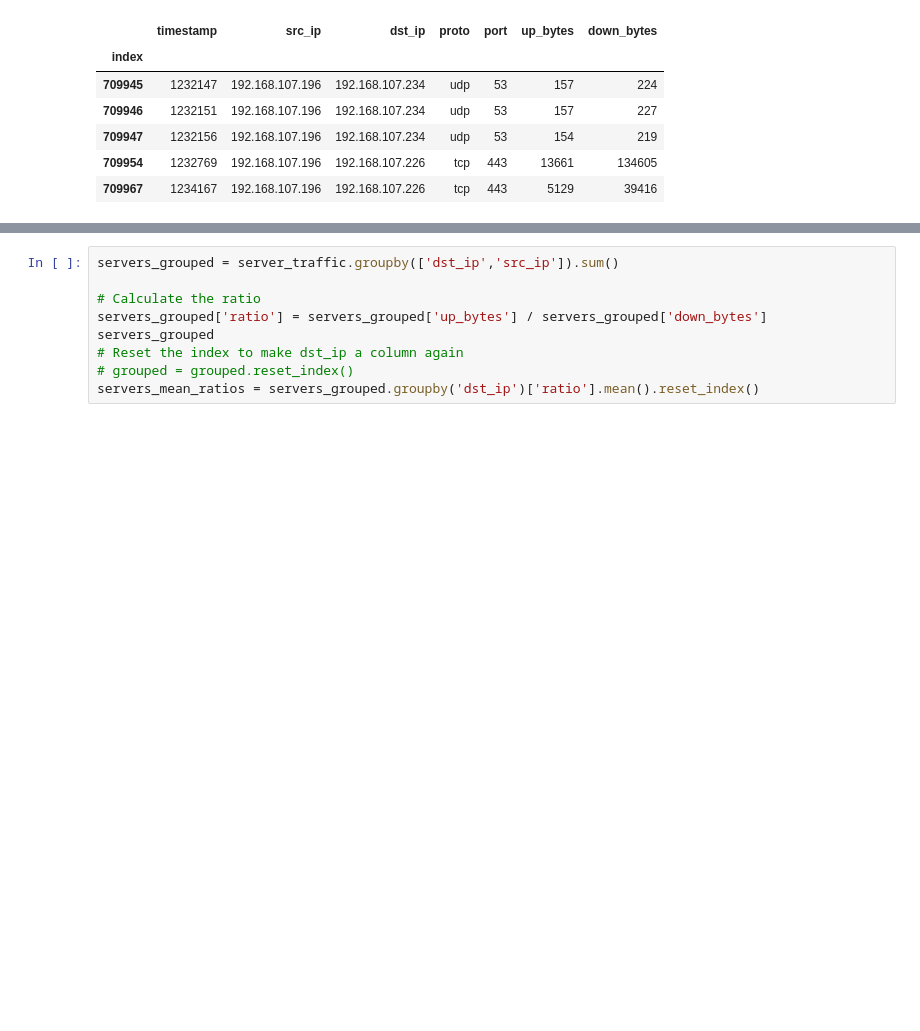
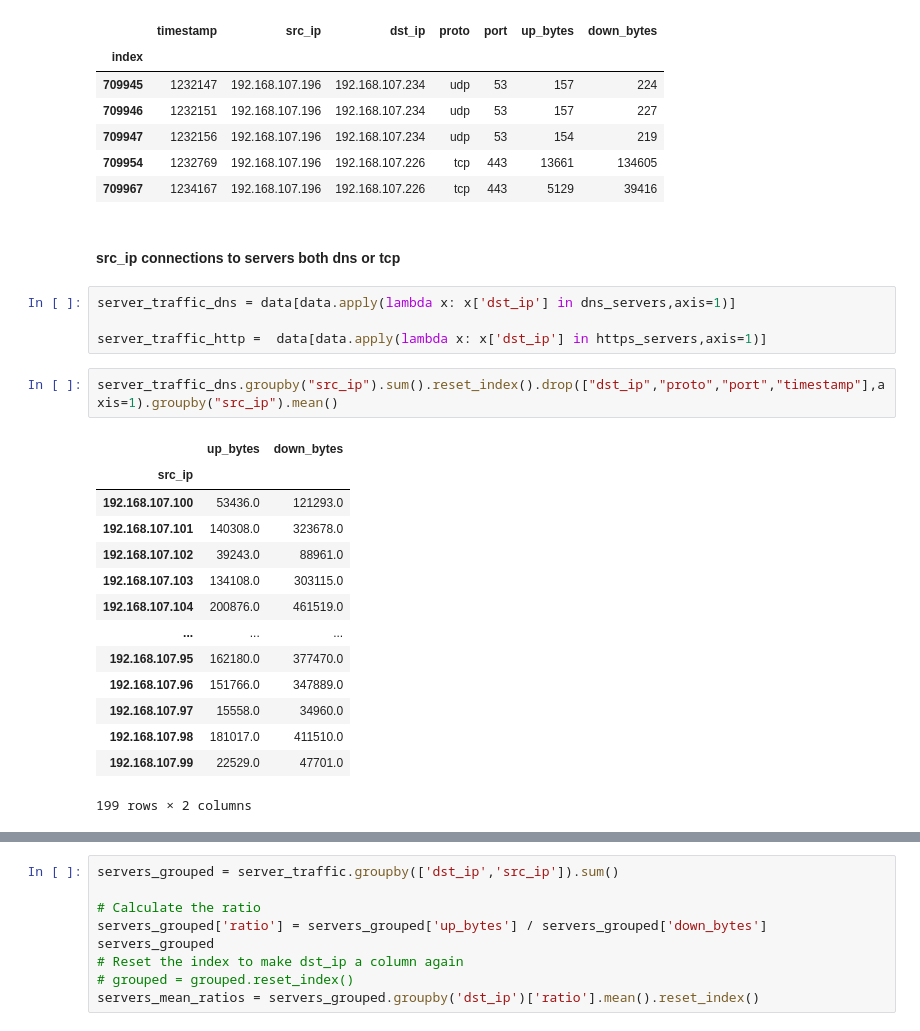
Before and after one commit to Pedro-Lopes-Frisson/srcp2, a Jupyter notebook: DataNormal.ipynb, the cells around one changed output, grey strips where cells are left out. Cells and saved outputs as stored; diff of their text form; blank space fills up the shorter version.

```diff
--- a/DataNormal.ipynb
+++ b/DataNormal.ipynb
@@ -95,3 +270,26 @@ server_traffic.head()
 | 709947 | 1232156 | 192.168.107.196 | 192.168.107.234 | udp | 53 | 154 | 219 |
 | 709954 | 1232769 | 192.168.107.196 | 192.168.107.226 | tcp | 443 | 13661 | 134605 |
 | 709967 | 1234167 | 192.168.107.196 | 192.168.107.226 | tcp | 443 | 5129 | 39416 |
+# %% [markdown]
+#### src_ip connections to servers both dns or tcp
+# %%
+server_traffic_dns = data[data.apply(lambda x: x['dst_ip'] in dns_servers,axis=1)]
+
+server_traffic_http =  data[data.apply(lambda x: x['dst_ip'] in https_servers,axis=1)]
+# %%
+server_traffic_dns.groupby("src_ip").sum().reset_index().drop(["dst_ip","proto","port","timestamp"],axis=1).groupby("src_ip").mean()
+# %% [output]
+|  | up_bytes | down_bytes |
+| src_ip |  |  |
+| 192.168.107.100 | 53436.0 | 121293.0 |
+| 192.168.107.101 | 140308.0 | 323678.0 |
+| 192.168.107.102 | 39243.0 | 88961.0 |
+| 192.168.107.103 | 134108.0 | 303115.0 |
+| 192.168.107.104 | 200876.0 | 461519.0 |
+| ... | ... | ... |
+| 192.168.107.95 | 162180.0 | 377470.0 |
+| 192.168.107.96 | 151766.0 | 347889.0 |
+| 192.168.107.97 | 15558.0 | 34960.0 |
+| 192.168.107.98 | 181017.0 | 411510.0 |
+| 192.168.107.99 | 22529.0 | 47701.0 |
+199 rows × 2 columns
```
Also changed, not shown: parts of 22 cells of this notebook, 6 other files.
